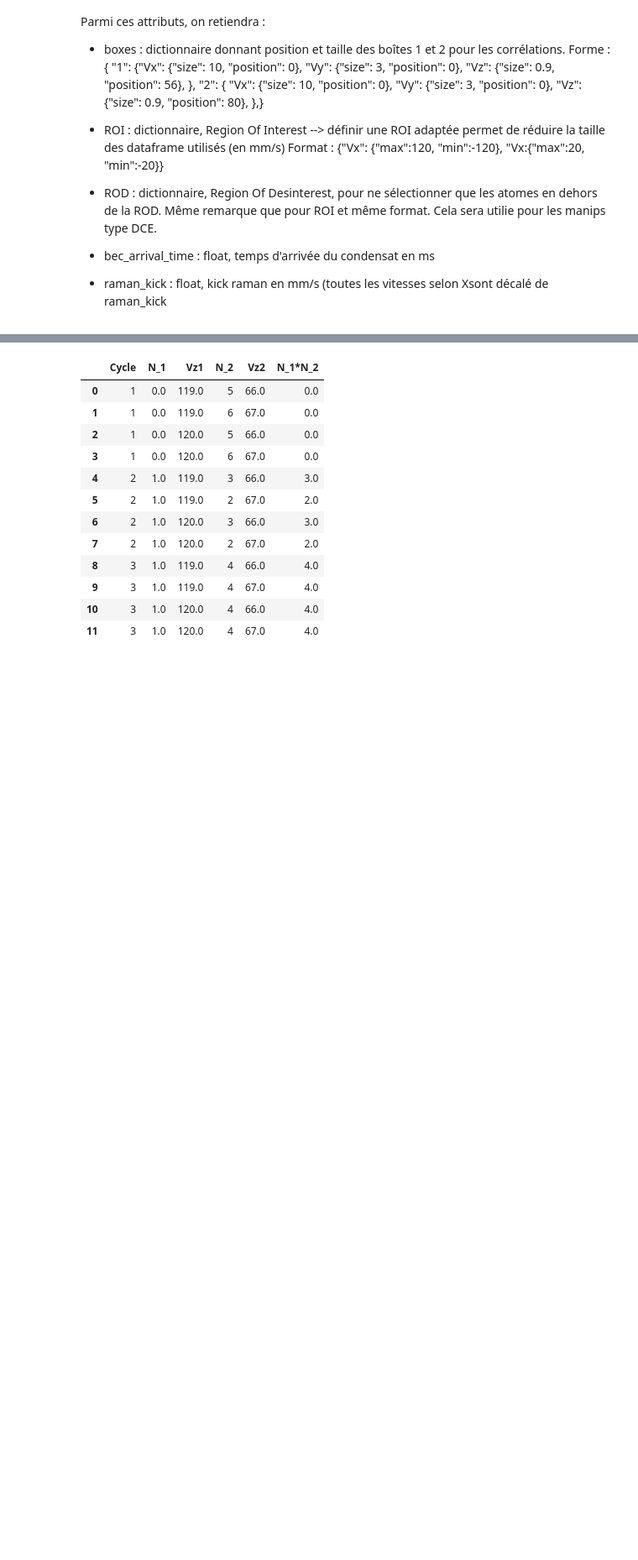
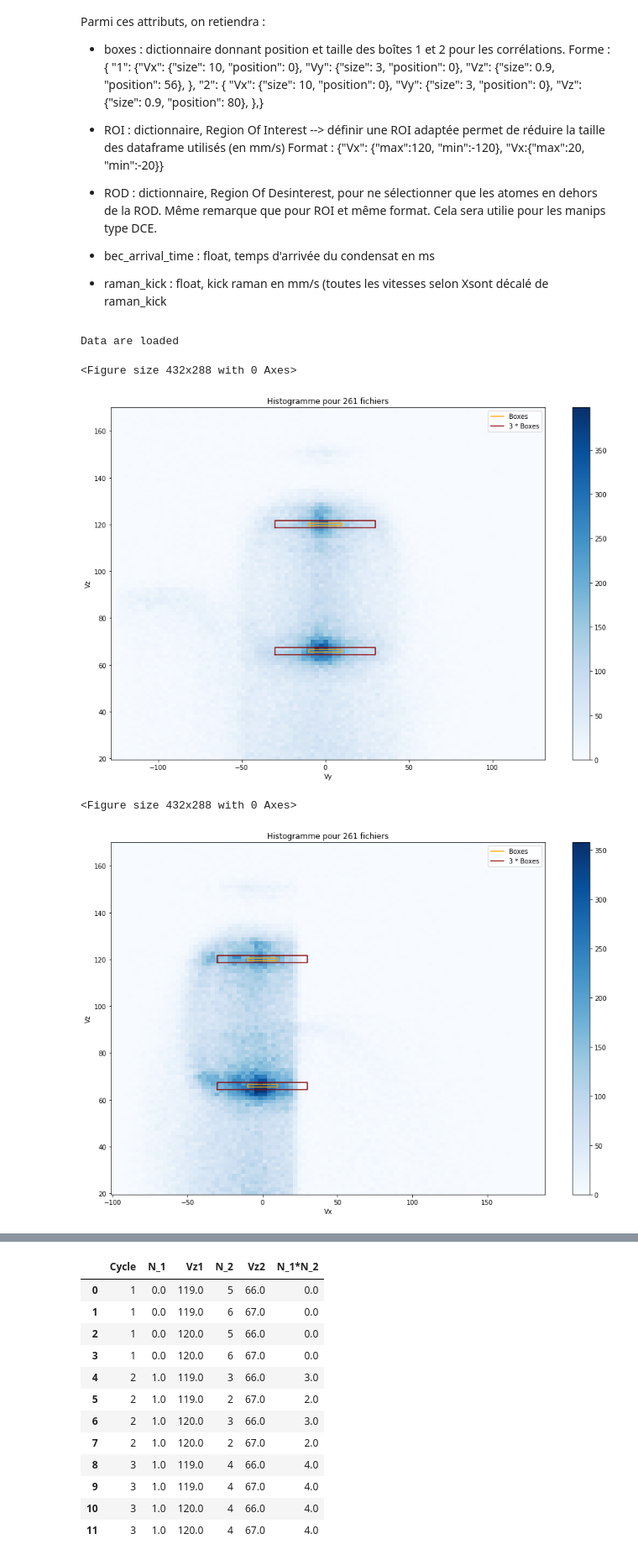
Before and after one commit to charlieleprince/HAL-scripts, a Jupyter notebook: notebook_correlations.ipynb, the cells around one changed output, grey strips where cells are left out. Shown at 84% size. Saved outputs shown, nothing was run; the diff lists cells and outputs as text; code cells hidden in the pictures; blank space fills up the shorter version.

```diff
--- a/notebook_correlations.ipynb
+++ b/notebook_correlations.ipynb
@@ -129,16 +46,30 @@ from correlations import Correlation
 # %%
+################################################################
+############ INSTANCIATION DE LA CLASSE CORRÉLATION ############
+## On regarde si nos boîtes sont bien choisies en utilisant la
+## méthode show_density. Ci-dessous, tout
+################################################################
 n_cycles = N_files
+raman_kick = 42 #mettre à zéro pour comparer avec Quentin. --> mais attention aux boîtes dans ce cas
 ROI = {"Vz": {"max": 170, "min": 10}}
 boxes = {
     "1": {
-        "Vx": {"size": 5, "position": 0},
-        "Vy": {"size": 5, "position": 0},
-        "Vz": {"size": 1, "position": 66},
+        "Vx": {"size": 10, "position": 0},
+        "Vy": {"size": 10, "position": 0},
+        "Vz": {"size": 0.5, "position": 66},
     },
     "2": {
         "Vx": {"size": 10, "position": 0},
         "Vy": {"size": 10, "position": 0},
-        "Vz": {"size":1, "position": 120},
+        "Vz": {"size":0.5, "position": 120},
     },
 }
-corr = Correlation(data, n_cycles, ROI=ROI, boxes=boxes)
+corr = Correlation(data, n_cycles, ROI=ROI, boxes=boxes, raman_kick = raman_kick)
+a=corr.show_density(nameX="Vy")
+a=corr.show_density(nameX="Vx")
+# %% [output]
+Data are loaded
+<Figure size 432x288 with 0 Axes>
+[figure, added]
+<Figure size 432x288 with 0 Axes>
+[figure, added]
```
Also changed, not shown: parts of 20 cells of this notebook, 1 other file.
